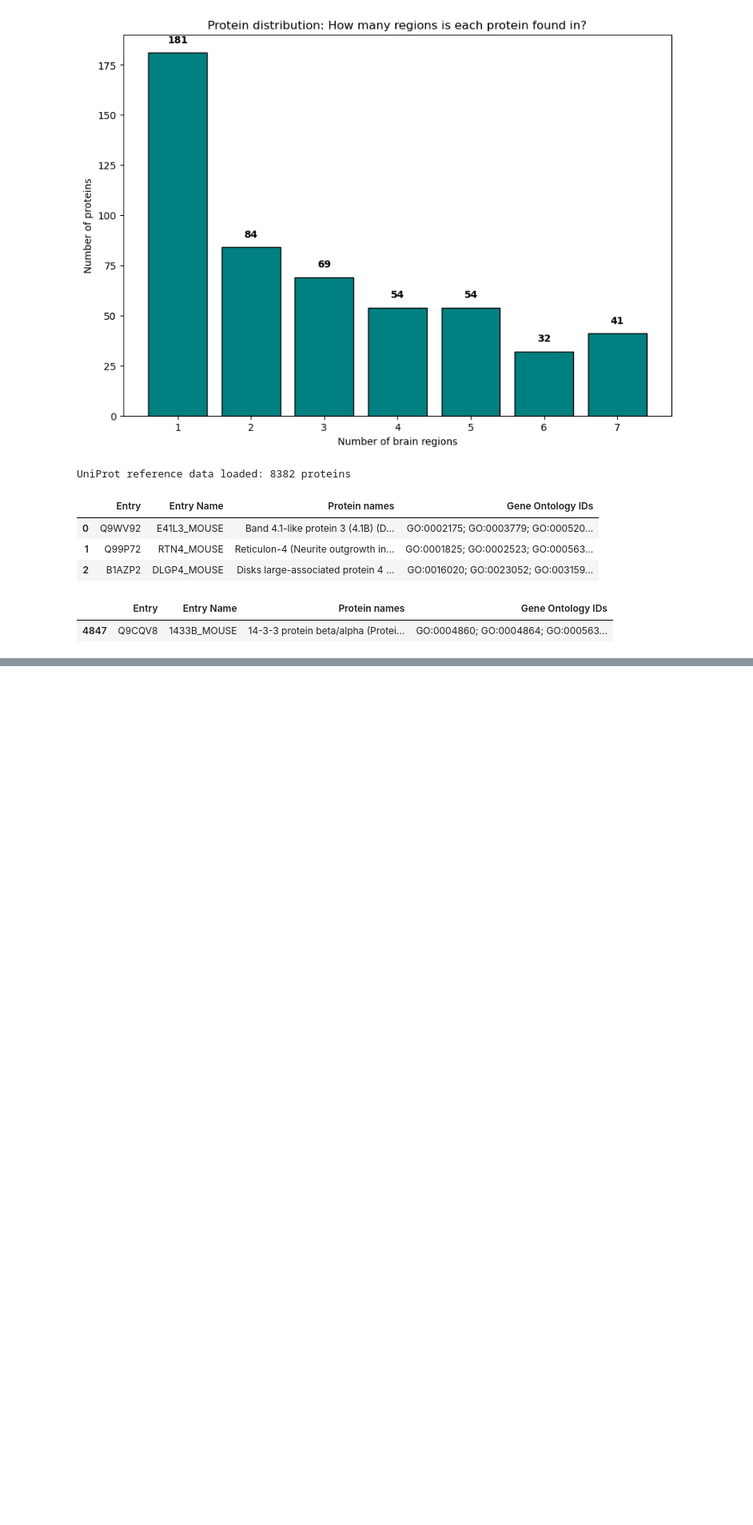
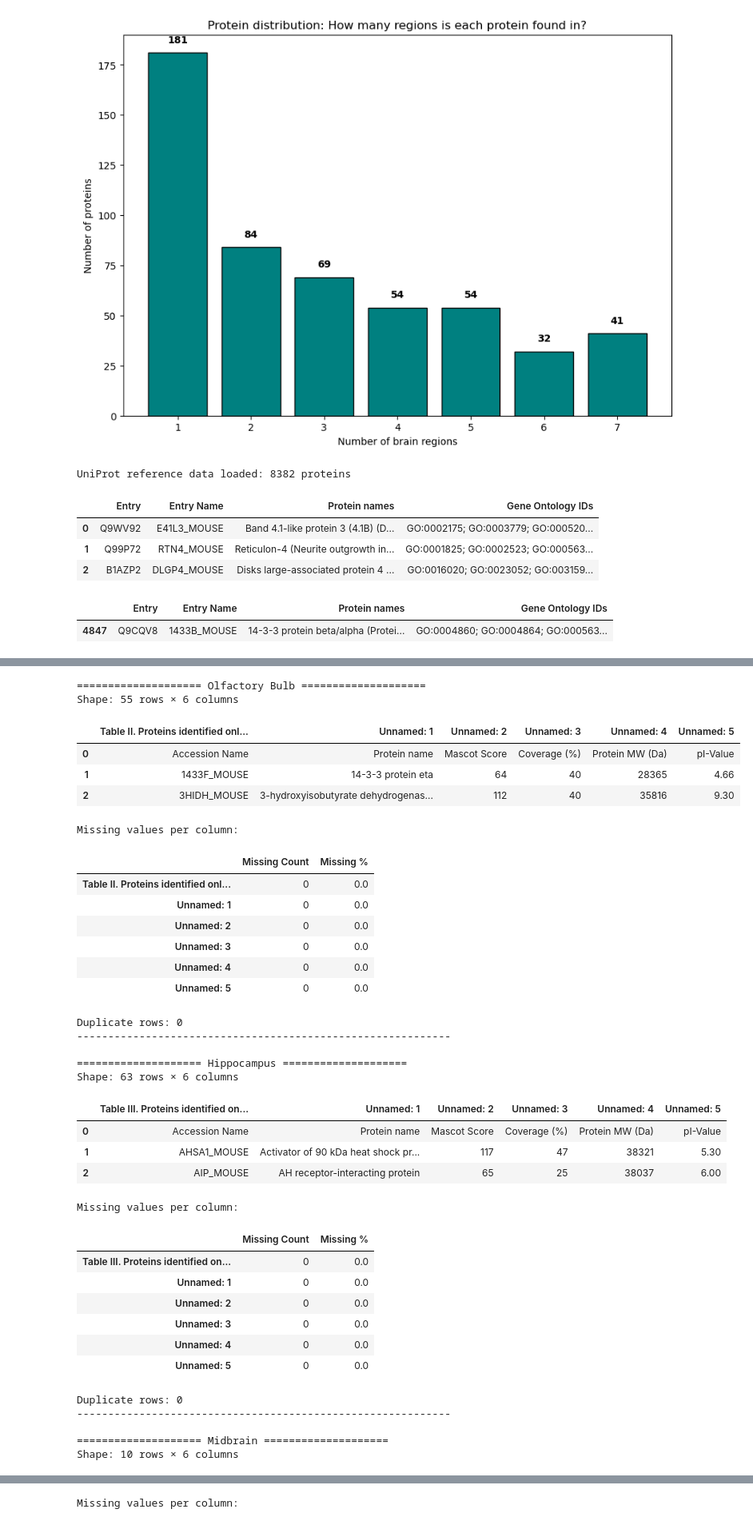
Before and after one commit to ikotsov/proteomic-analysis, a Jupyter notebook: notebooks/data_exploration.ipynb, the cells around one changed output, grey strips where cells are left out. Shown at 80% size. Cells and saved outputs as stored; diff of their text form; code cells hidden in the pictures; blank space fills up the shorter version.

Commit message:
Add Korovesi et al, 2020 dataset exploration

```diff
--- a/notebooks/data_exploration.ipynb
+++ b/notebooks/data_exploration.ipynb
@@ -409,0 +427,79 @@ display(protein_row)
+# %%
+kor_df_ob = pd.read_excel(TARASLIA_OLFACTORY_BULB_PATH)
+kor_df_hc = pd.read_excel(TARASLIA_HIPPOCAMPUS_PATH)
+kor_df_mb = pd.read_excel(TARASLIA_MIDBRAIN_PATH)
+kor_df_md = pd.read_excel(TARASLIA_MEDULLA_PATH)
+kor_df_cb = pd.read_excel(TARASLIA_CEREBELLUM_PATH)
+kor_df_ht = pd.read_excel(TARASLIA_HYPPOTHALAMUS_PATH)
+kor_df_cc = pd.read_excel(TARASLIA_CORTEX_PATH)
+
+korovesi_dfs_dict = {
+    "Olfactory Bulb": kor_df_ob,
+    "Hippocampus": kor_df_hc,
+    "Midbrain": kor_df_mb,
+    "Medulla": kor_df_md,
+    "Cerebellum": kor_df_cb,
+    "Hypothalamus": kor_df_ht,
+    "Cerebral Cortex": kor_df_cc
+}
+# %%
+for title, df in korovesi_dfs_dict.items():
+    print(f"\n{'='*20} {title} {'='*20}")
+
+    print(f"Shape: {df.shape[0]} rows × {df.shape[1]} columns")
+
+    # Show only first 3 rows for a quick look
+    display(df.head(3))
+
+    # Compute missing values
+    missing_counts = df.isnull().sum()
+    missing_percent = (df.isnull().mean() * 100).round(2)
+
+    # Compute duplicates
+    duplicate_count = df.duplicated().sum()
+
+    print("\nMissing values per column:")
+    display(pd.DataFrame({
+        "Missing Count": missing_counts,
+        "Missing %": missing_percent
+    }))
+
+    print(f"Duplicate rows: {duplicate_count}")
+    print("-" * 60)
+# %% [output]
+==================== Olfactory Bulb ====================
+Shape: 55 rows × 6 columns
+|  | Table II. Proteins identified onl... | Unnamed: 1 | Unnamed: 2 | Unnamed: 3 | Unnamed: 4 | Unnamed: 5 |
+| 0 | Accession Name | Protein name | Mascot Score | Coverage (%) | Protein MW (Da) | pI-Value |
+| 1 | 1433F_MOUSE | 14-3-3 protein eta | 64 | 40 | 28365 | 4.66 |
+| 2 | 3HIDH_MOUSE | 3-hydroxyisobutyrate dehydrogenas... | 112 | 40 | 35816 | 9.30 |
+Missing values per column:
+|  | Missing Count | Missing % |
+| Table II. Proteins identified onl... | 0 | 0.0 |
+| Unnamed: 1 | 0 | 0.0 |
+| Unnamed: 2 | 0 | 0.0 |
+| Unnamed: 3 | 0 | 0.0 |
+| Unnamed: 4 | 0 | 0.0 |
+| Unnamed: 5 | 0 | 0.0 |
+Duplicate rows: 0
+------------------------------------------------------------
+
+==================== Hippocampus ====================
+Shape: 63 rows × 6 columns
+|  | Table III. Proteins identified on... | Unnamed: 1 | Unnamed: 2 | Unnamed: 3 | Unnamed: 4 | Unnamed: 5 |
+| 0 | Accession Name | Protein name | Mascot Score | Coverage (%) | Protein MW (Da) | pI-Value |
+| 1 | AHSA1_MOUSE | Activator of 90 kDa heat shock pr... | 117 | 47 | 38321 | 5.30 |
+| 2 | AIP_MOUSE | AH receptor-interacting protein | 65 | 25 | 38037 | 6.00 |
+Missing values per column:
+|  | Missing Count | Missing % |
+| Table III. Proteins identified on... | 0 | 0.0 |
+| Unnamed: 1 | 0 | 0.0 |
+| Unnamed: 2 | 0 | 0.0 |
+| Unnamed: 3 | 0 | 0.0 |
+| Unnamed: 4 | 0 | 0.0 |
+| Unnamed: 5 | 0 | 0.0 |
+Duplicate rows: 0
+------------------------------------------------------------
+
+==================== Midbrain ====================
+Shape: 10 rows × 6 columns
@@ -409,0 +510 @@ display(protein_row)
+Missing values per column:
```
Also changed, not shown: parts of 11 cells of this notebook.
